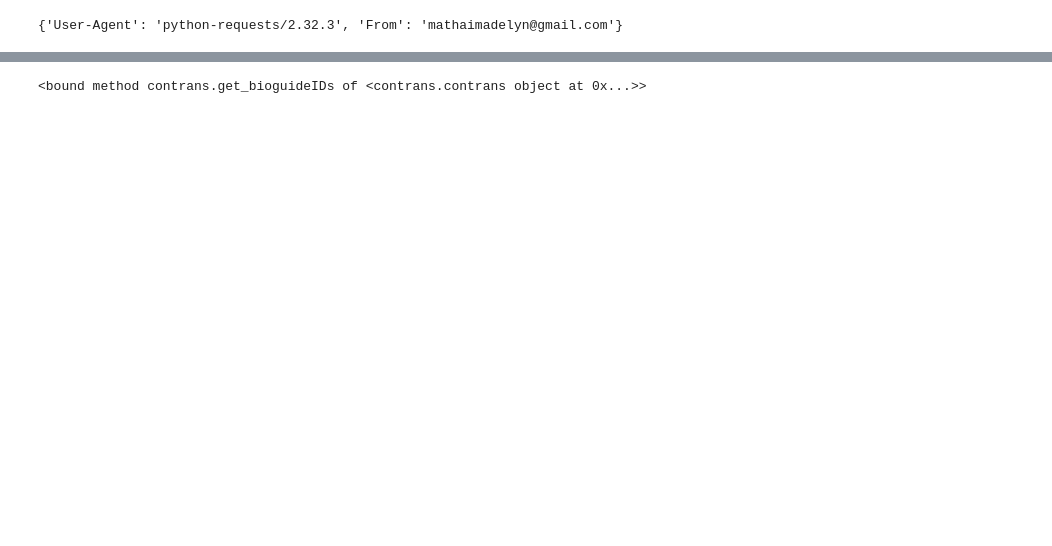
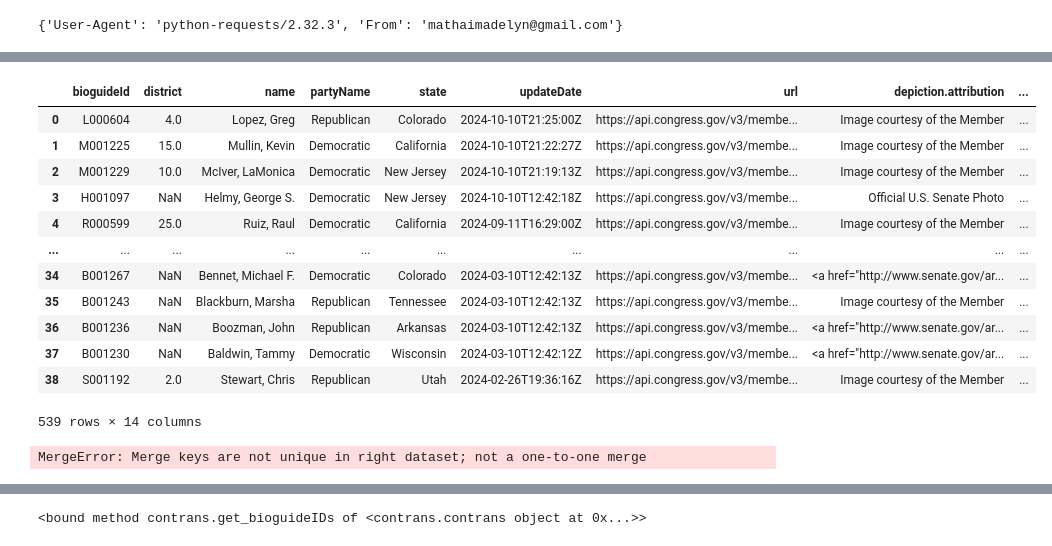
Before and after one commit to mathaim/contrans2024, a Jupyter notebook: sandbox.ipynb, the cells around one changed output, grey strips where cells are left out. Drawn from its saved outputs; the diff is of its cells as text; code cells hidden in the pictures; blank space fills up the shorter version.

Commit message:
Started building crosswalk

```diff
--- a/sandbox.ipynb
+++ b/sandbox.ipynb
@@ -23,0 +84,30 @@ headers
+# %%
+members['lastname'] = [x.split(',')[0] for x in members['name']]
+members['firstname'] = [x.split(',')[1] for x in members['name']]
+members['name2']= [x +' '+y + ' (' +z + ')' for x,y,z in
+                   zip(members['firstname'], members['lastname'], members['partyletter'])]
+members
+# %% [output]
+|  | bioguideId | district | name | partyName | state | updateDate | url | depiction.attribution | ... |
+| 0 | L000604 | 4.0 | Lopez, Greg | Republican | Colorado | 2024-10-10T21:25:00Z | https://api.congress.gov/v3/membe... | Image courtesy of the Member | ... |
+| 1 | M001225 | 15.0 | Mullin, Kevin | Democratic | California | 2024-10-10T21:22:27Z | https://api.congress.gov/v3/membe... | Image courtesy of the Member | ... |
+| 2 | M001229 | 10.0 | McIver, LaMonica | Democratic | New Jersey | 2024-10-10T21:19:13Z | https://api.congress.gov/v3/membe... | Image courtesy of the Member | ... |
+| 3 | H001097 | NaN | Helmy, George S. | Democratic | New Jersey | 2024-10-10T12:42:18Z | https://api.congress.gov/v3/membe... | Official U.S. Senate Photo | ... |
+| 4 | R000599 | 25.0 | Ruiz, Raul | Democratic | California | 2024-09-11T16:29:00Z | https://api.congress.gov/v3/membe... | Image courtesy of the Member | ... |
+| ... | ... | ... | ... | ... | ... | ... | ... | ... | ... |
+| 34 | B001267 | NaN | Bennet, Michael F. | Democratic | Colorado | 2024-03-10T12:42:13Z | https://api.congress.gov/v3/membe... | <a href="http://www.senate.gov/ar... | ... |
+| 35 | B001243 | NaN | Blackburn, Marsha | Republican | Tennessee | 2024-03-10T12:42:13Z | https://api.congress.gov/v3/membe... | Image courtesy of the Member | ... |
+| 36 | B001236 | NaN | Boozman, John | Republican | Arkansas | 2024-03-10T12:42:13Z | https://api.congress.gov/v3/membe... | <a href="http://www.senate.gov/ar... | ... |
+| 37 | B001230 | NaN | Baldwin, Tammy | Democratic | Wisconsin | 2024-03-10T12:42:12Z | https://api.congress.gov/v3/membe... | <a href="http://www.senate.gov/ar... | ... |
+| 38 | S001192 | 2.0 | Stewart, Chris | Republican | Utah | 2024-02-26T19:36:16Z | https://api.congress.gov/v3/membe... | Image courtesy of the Member | ... |
+539 rows × 14 columns
+# %%
+crosswalk = pd.merge(members, cands, left_on='name2',
+                     right_on='FirstLastP',
+                     how='outer',
+                     indicator= 'matched',
+                     validate='one_to_one')
+
+crosswalk
+# %% [output]
+MergeError: Merge keys are not unique in right dataset; not a one-to-one merge
```
Also changed, not shown: parts of 11 cells of this notebook, 2 other files.
